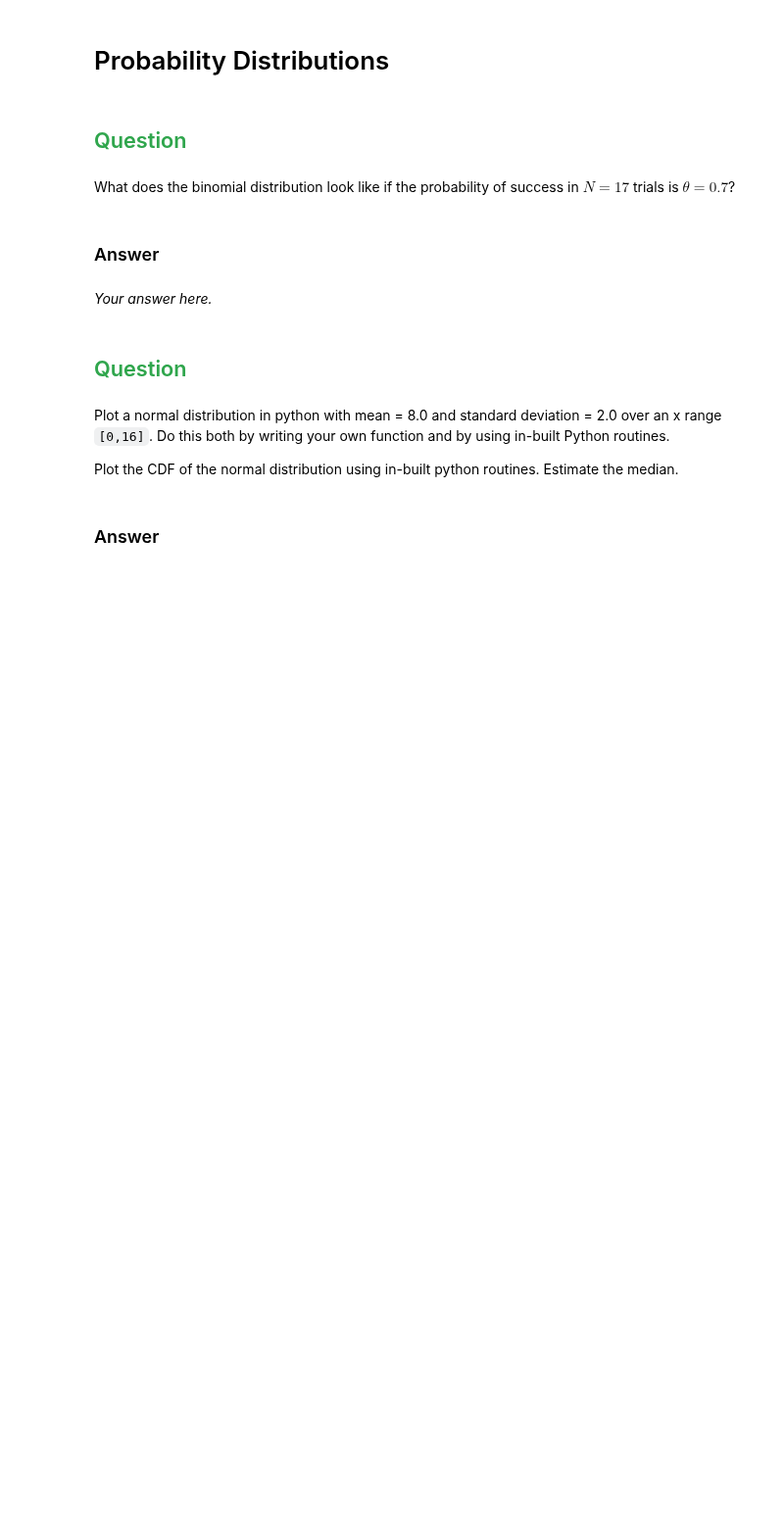
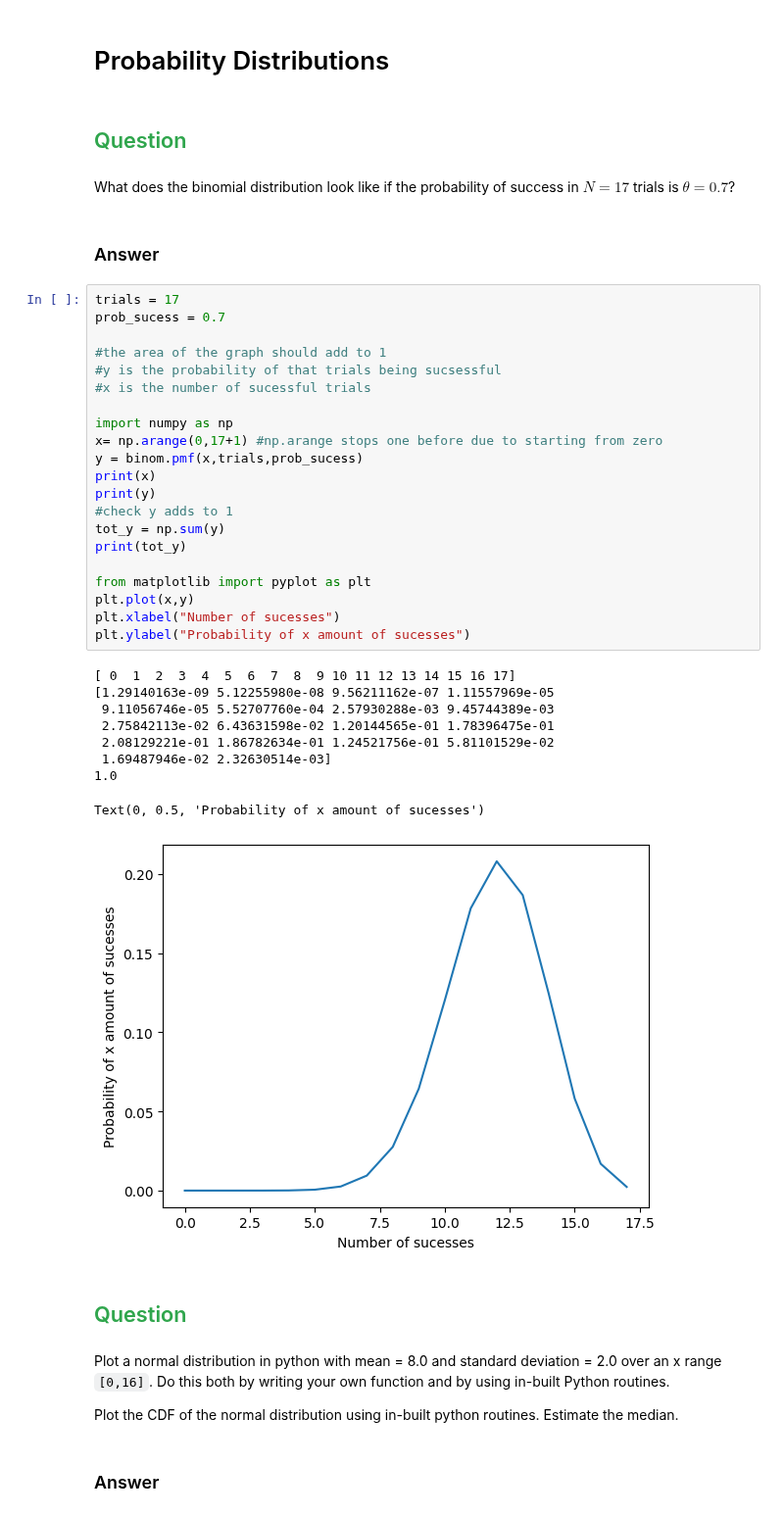
Before and after one commit to BHW270/PPPS_tutorials, a Jupyter notebook: Chapter3/Chapter3_yourturn.ipynb, the cells around one changed output. Shown at 98% size. Cells and saved outputs as stored; diff of their text form; blank space fills up the shorter version.

```diff
--- a/Chapter3/Chapter3_yourturn.ipynb
+++ b/Chapter3/Chapter3_yourturn.ipynb
@@ -44,8 +65,37 @@ The probability that a student is accepted to a prestigious university is 0.3. I
 What does the binomial distribution look like if the probability of success in $N=17$ trials is $\theta = 0.7$?
 # %% [markdown]
 ### Answer
-# %% [markdown]
-*Your answer here.*
+# %%
+trials = 17
+prob_sucess = 0.7
+
+#the area of the graph should add to 1
+#y is the probability of that trials being sucsessful
+#x is the number of sucessful trials
+
+import numpy as np
+x= np.arange(0,17+1) #np.arange stops one before due to starting from zero
+y = binom.pmf(x,trials,prob_sucess)
+print(x)
+print(y)
+#check y adds to 1
+tot_y = np.sum(y)
+print(tot_y)
+
+from matplotlib import pyplot as plt
+plt.plot(x,y)
+plt.xlabel("Number of sucesses")
+plt.ylabel("Probability of x amount of sucesses")
+# %% [output]
+[ 0  1  2  3  4  5  6  7  8  9 10 11 12 13 14 15 16 17]
+[1.29140163e-09 5.12255980e-08 9.56211162e-07 1.11557969e-05
+ 9.11056746e-05 5.52707760e-04 2.57930288e-03 9.45744389e-03
+ 2.75842113e-02 6.43631598e-02 1.20144565e-01 1.78396475e-01
+ 2.08129221e-01 1.86782634e-01 1.24521756e-01 5.81101529e-02
+ 1.69487946e-02 2.32630514e-03]
+1.0
+Text(0, 0.5, 'Probability of x amount of sucesses')
+[figure, added]
 # %% [markdown]
 ## <font color=#30a64d> Question </font>
 # %% [markdown]
```
Also changed, not shown: parts of 4 cells of this notebook.
